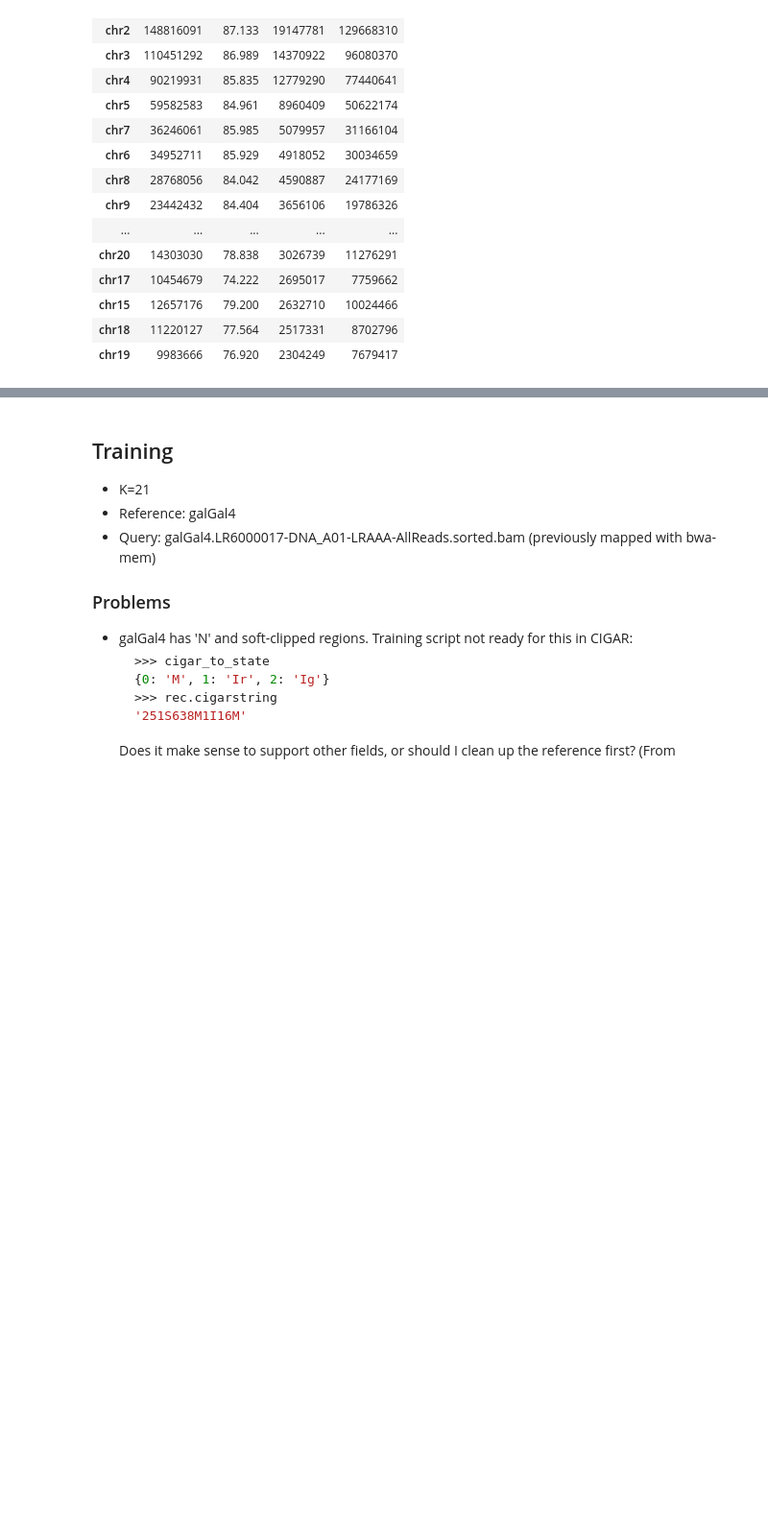
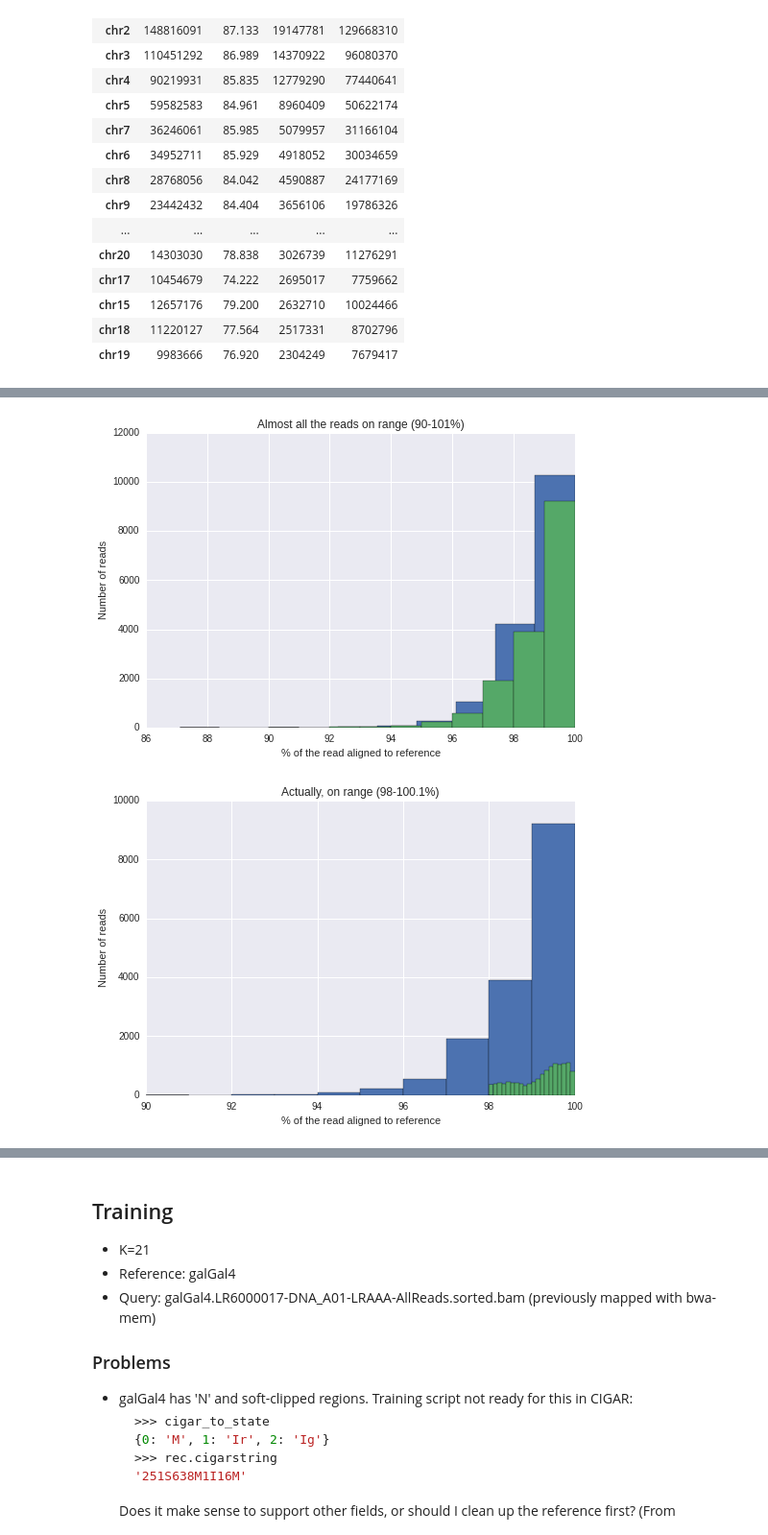
Before and after one commit to luizirber/2015-graphalign-longreads, a Jupyter notebook: notebooks/Exploration.ipynb, the cells around one changed output, grey strips where cells are left out. Shown at 96% size. Saved outputs shown, nothing was run; the diff lists cells and outputs as text; code cells hidden in the pictures; blank space fills up the shorter version.

```diff
--- a/notebooks/Exploration.ipynb
+++ b/notebooks/Exploration.ipynb
@@ -145,0 +268,5 @@ data.sort('span', ascending=False).head(20)
+# %%
+moleculo_k13 = check_align('../2015-khmer-wok2-vc/moleculo.k13.align.out', ranges=[(90, 101), (98, 100.1, .1)])
+# %% [output]
+[figure, added]
+[figure, added]
```
Also changed, not shown: parts of 24 cells of this notebook.
